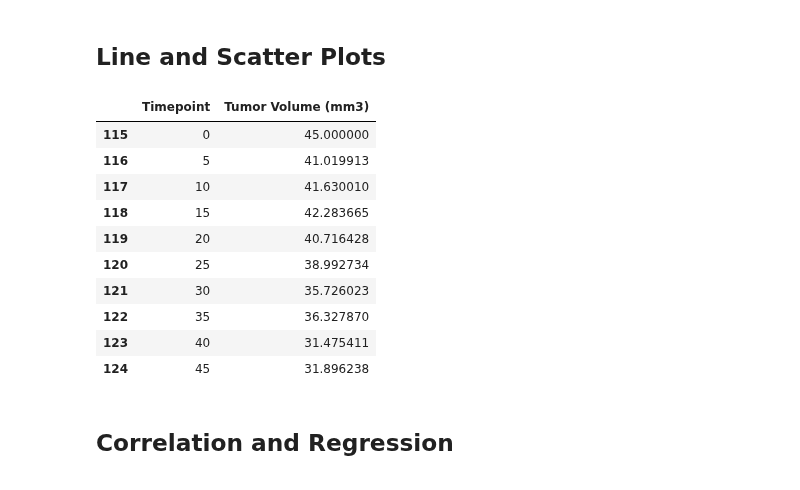
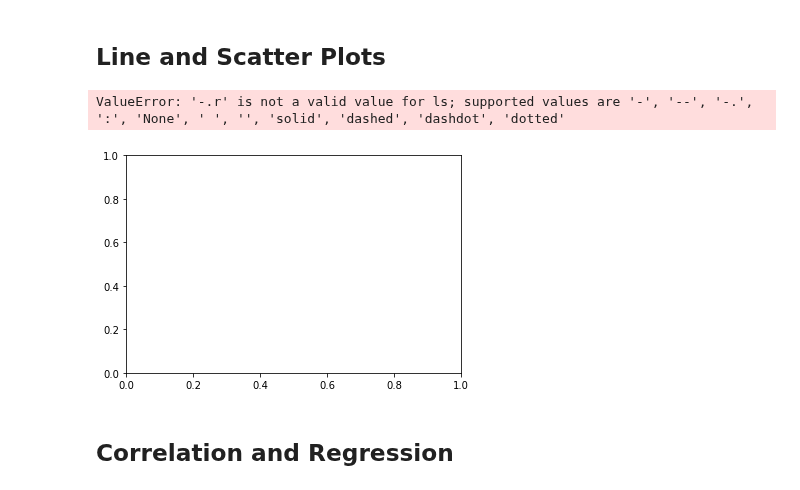
Before and after one commit to jmgeo/Matplotlib-Challenge, a Jupyter notebook: Pymaceuticals/pymaceuticals_starter.ipynb, the cells around one changed output. Cells and saved outputs as stored; diff of their text form; code cells hidden in the pictures.

```diff
--- a/Pymaceuticals/pymaceuticals_starter.ipynb
+++ b/Pymaceuticals/pymaceuticals_starter.ipynb
@@ -358,24 +358,18 @@ plt.show()
 # %%
 # Generate a line plot of tumor volume vs. time point for a mouse treated with Capomulin
 ##first find a single mouse that was treated with Capomulin (looking up at the clean_combo_df, i can see one of the later mice y793 shows up in the print, so that'll work)
 single_mouse = clean_combo_df[['Timepoint','Tumor Volume (mm3)']].loc[(clean_combo_df['Drug Regimen']=='Capomulin') & (clean_combo_df['Mouse ID']=='y793')]
 single_mouse
 
 ###plot the data. documentation here: https://matplotlib.org/stable/api/_as_gen/matplotlib.pyplot.plot.html
-plt.plot(single_mouse['Timepoint'], single_mouse['Tumor Volume (mm3)'], marker='h', linewidth=2, linestyle='-.r')
-plt.title()
+plt.plot(single_mouse['Timepoint'], single_mouse['Tumor Volume (mm3)'], marker='h', linewidth=2, linestyle='-.g')
+plt.title('Capomulin Drug Regimen for Mouse y793')
+plt.ylabel('Tumor Volume (mm3)')
+plt.xlabel('Timepoint')
+plt.show()
 # %% [output]
-|  | Timepoint | Tumor Volume (mm3) |
-| 115 | 0 | 45.000000 |
-| 116 | 5 | 41.019913 |
-| 117 | 10 | 41.630010 |
-| 118 | 15 | 42.283665 |
-| 119 | 20 | 40.716428 |
-| 120 | 25 | 38.992734 |
-| 121 | 30 | 35.726023 |
-| 122 | 35 | 36.327870 |
-| 123 | 40 | 31.475411 |
-| 124 | 45 | 31.896238 |
+ValueError: '-.r' is not a valid value for ls; supported values are '-', '--', '-.', ':', 'None', ' ', '', 'solid', 'dashed', 'dashdot', 'dotted'
+[figure, added]
 # %%
 # Generate a scatter plot of average tumor volume vs. mouse weight for the Capomulin regimen
 # %% [markdown]
```
